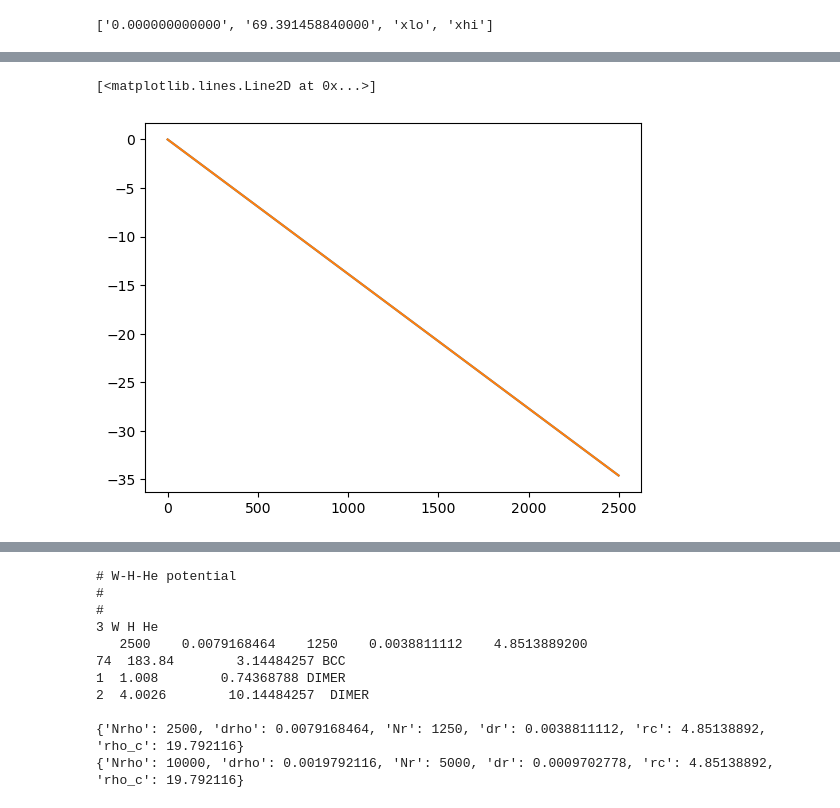
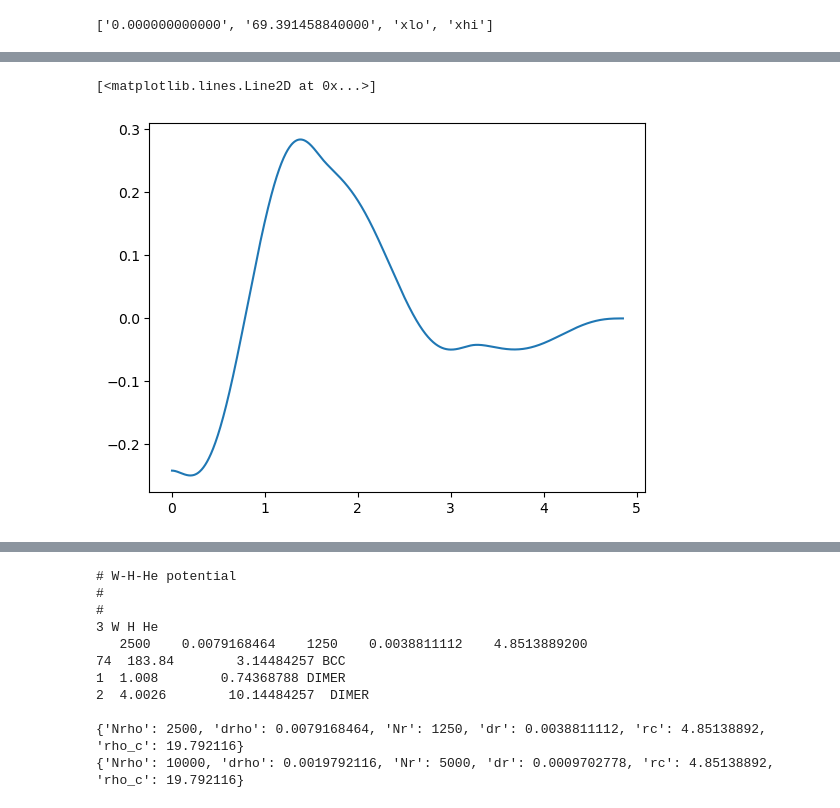
Before and after one commit to Samanyu-T/Lammps_MD, a Jupyter notebook: Jupyter_Notebooks/Development.ipynb, the cells around one changed output, grey strips where cells are left out. Cells and saved outputs as stored; diff of their text form; code cells hidden in the pictures.

```diff
--- a/Jupyter_Notebooks/Development.ipynb
+++ b/Jupyter_Notebooks/Development.ipynb
@@ -82,18 +77,19 @@ print(t2-t1)
 # %%
 pot, potlines, pot_params = Handle_PotFiles.read_pot('Fitting_Runtime/Potentials/optim.0.eam.alloy')
 
 x_plt = np.linspace(0, 20, 1000)
 
 y_plt = EAM_Fitting_Serial.splineval(x_plt, coef_dict['He_F'], eam_fit.knot_pts['He_F'])
+r = np.linspace(0,eam_fit.pot_params['rc'],eam_fit.pot_params['Nr'])
 
 # plt.plot(x_plt, y_plt)
-plt.plot(pot['He_F'])
-plt.plot(pot2['He_F'])
+plt.plot(r, pot['He_p'])
+# plt.plot(pot2['He_F'])
 
 # plt.plot(x_plt, sample[0]*np.sqrt(x_plt))
 # %% [output]
 [<matplotlib.lines.Line2D at 0x...>]
-[figure, old version]
+[figure, new version]
 # %%
 x_plt = np.linspace(1, 5, 1000)
 zbl = EAM_Fitting_Serial.ZBL(74, 2)
```
Also changed, not shown: parts of 7 cells of this notebook, 4 other files.
